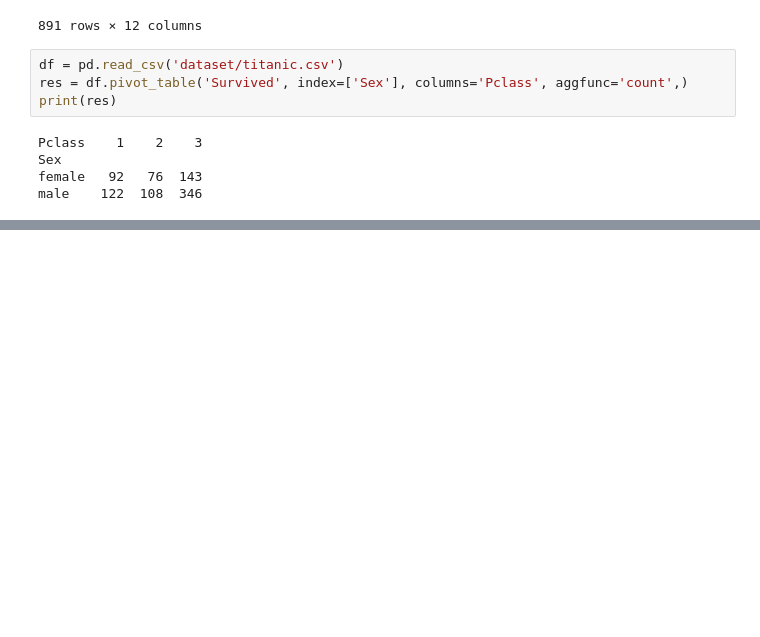
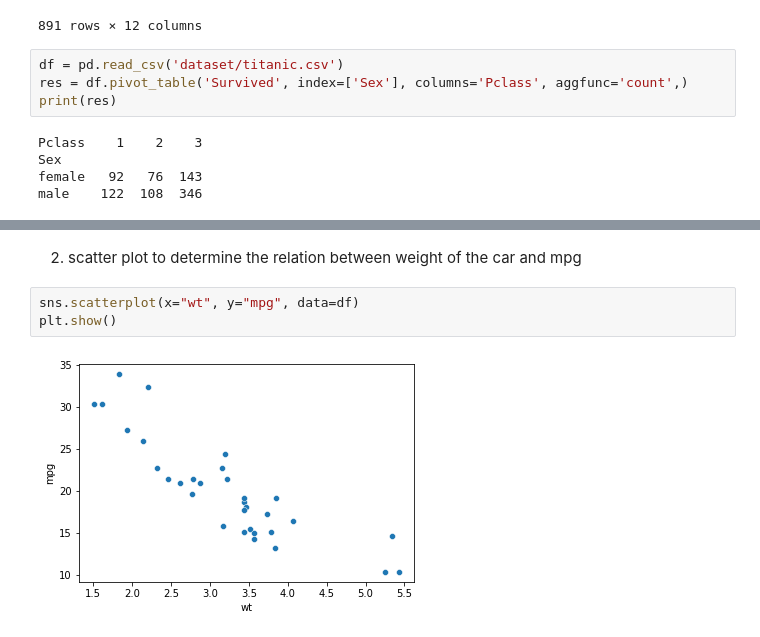
Before and after one commit to vivekc18/pydata, a Jupyter notebook: questions.ipynb, the cells around one changed output, grey strips where cells are left out. Saved outputs shown, nothing was run; the diff lists cells and outputs as text; blank space fills up the shorter version.

```diff
--- a/questions.ipynb
+++ b/questions.ipynb
@@ -79,0 +122,7 @@ male    122  108  346
+# %% [markdown]
+2. scatter plot to determine the relation between weight of the car and mpg
+# %%
+sns.scatterplot(x="wt", y="mpg", data=df)
+plt.show()
+# %% [output]
+[figure, added]
```
Also changed, not shown: parts of 9 cells of this notebook.
